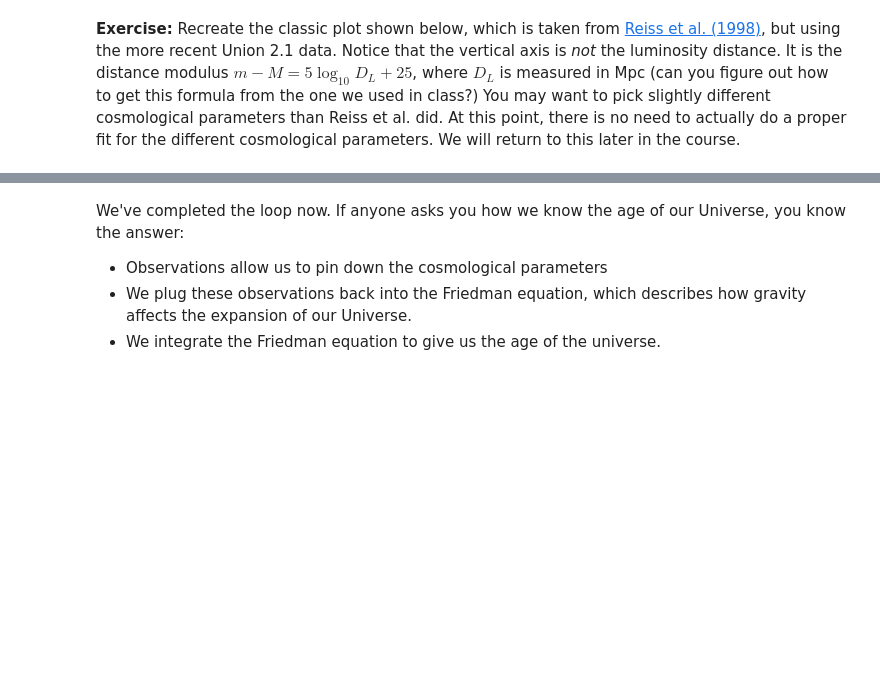
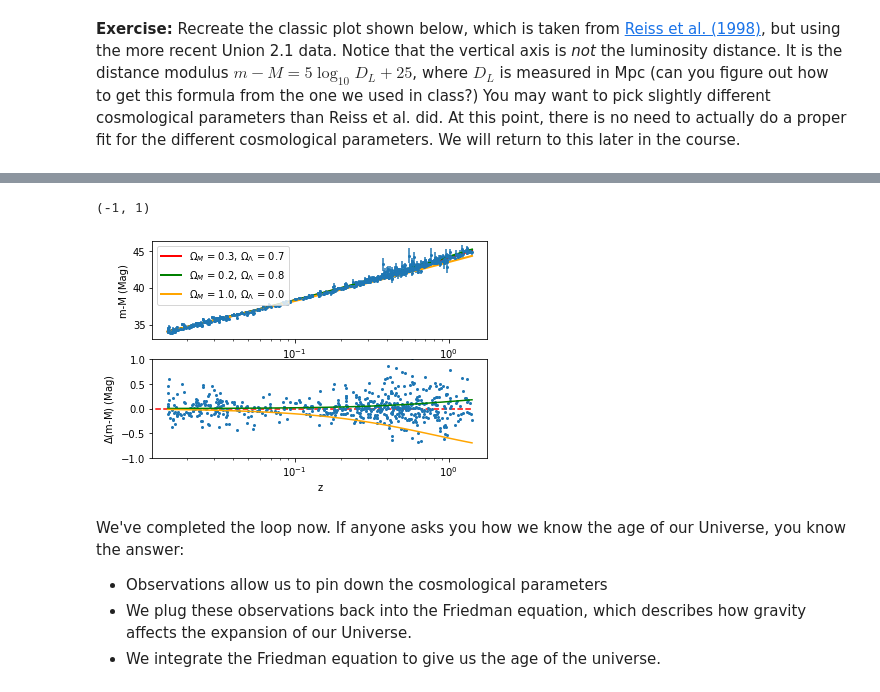
Before and after one commit to nlefrancois6/Phys321, a Jupyter notebook: Lab02/CodingLab02_CosmologicalDistance.ipynb, the cells around one changed output, grey strips where cells are left out. Cells and saved outputs as stored; diff of their text form; code cells hidden in the pictures; blank space fills up the shorter version.

```diff
--- a/Lab02/CodingLab02_CosmologicalDistance.ipynb
+++ b/Lab02/CodingLab02_CosmologicalDistance.ipynb
@@ -257,4 +301,6 @@ One final note on distances. Note that all distances seem to have a prefactor $c
 # %% [markdown]
 **Exercise:** Plot $D_L(z)$ and $D_A (z)$ using the cosmological parameter values obtained in Planck 2015. Do any of the trends suprise you? (Hint: do any of the functions listed [here](https://docs.astropy.org/en/stable/api/astropy.cosmology.FLRW.html) seem like they might be useful? Once you've identified the right functions, access them using `cosmo.{function name here}`).
 # %%
-## Your code here.
+## Your code here
+z = 0.1
+cosmo.luminosity_distance(z)
@@ -286,3 +359,44 @@ The [Supernova Cosmology Project Union 2.1 Compilation](http://supernova.lbl.gov
+# %%
+#Define the cosmologies we want to plot
+cosmo1 = FlatLambdaCDM(H0=70*u.km/u.s/u.Mpc, Om0=0.3)
+cosmo2 = FlatLambdaCDM(H0=70*u.km/u.s/u.Mpc, Om0=0.2)
+cosmo3 = FlatLambdaCDM(H0=70*u.km/u.s/u.Mpc, Om0=1.0)
+# %%
+#Evaluate mu over the z range of interest using our cosmology model
+npts = 100
+z_pts = np.linspace(min(data_file['z']),max(data_file['z']),npts)
+mu_model1 = mu_func(z_pts, cosmo1)
+mu_model2 = mu_func(z_pts, cosmo2)
+mu_model3 = mu_func(z_pts, cosmo3)
+# %%
+#Calculate the residuals
+res1 = data_file['mu'] - mu_func(data_file['z'], cosmo1)
+res2 = mu_model2 - mu_model1
+res3 = mu_model3 - mu_model1
+# %%
+import matplotlib.pyplot as plt
+
+plt.subplot(211)
+plt.errorbar(data_file['z'], data_file['mu'], data_file['mu_err'], marker='o', ms='2', ls='')
+plt.plot(z_pts, mu_model1, 'r', lw=2, label='$\Omega_M$ = 0.3, $\Omega_{\Lambda}$ = 0.7')
+plt.plot(z_pts, mu_model2, 'g', lw=2, label='$\Omega_M$ = 0.2, $\Omega_{\Lambda}$ = 0.8')
+plt.plot(z_pts, mu_model3, 'orange', lw=2, label='$\Omega_M$ = 1.0, $\Omega_{\Lambda}$ = 0.0')
+plt.xscale('log')
+plt.ylabel('m-M (Mag)')
+plt.legend()
+
+plt.subplot(212)
+plt.plot(data_file['z'], res1, 'o', ms=2)
+plt.plot(z_pts, res2, 'g')
+plt.plot(z_pts, res3, 'orange')
+plt.xscale('log')
+plt.hlines(0, 0, 1.4, 'r',linestyles='--')
+plt.xlabel('z')
+plt.ylabel('$\Delta$(m-M) (Mag)')
+plt.ylim([-1, 1])
+# %% [output]
+(-1, 1)
+[figure, added]
 # %% [markdown]
 We've completed the loop now. If anyone asks you how we know the age of our Universe, you know the answer:
 * Observations allow us to pin down the cosmological parameters
```
Also changed, not shown: parts of 15 cells of this notebook.
